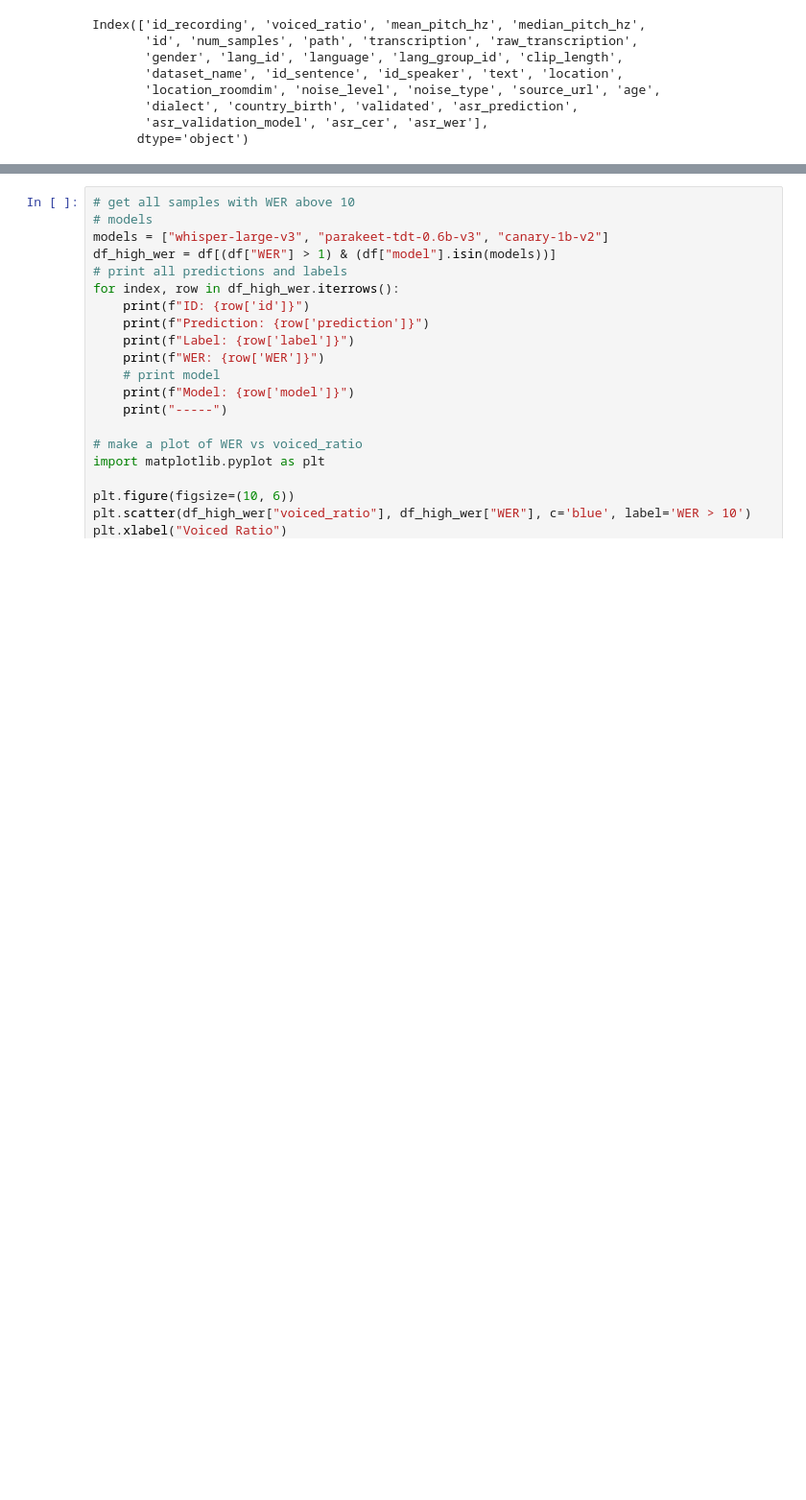
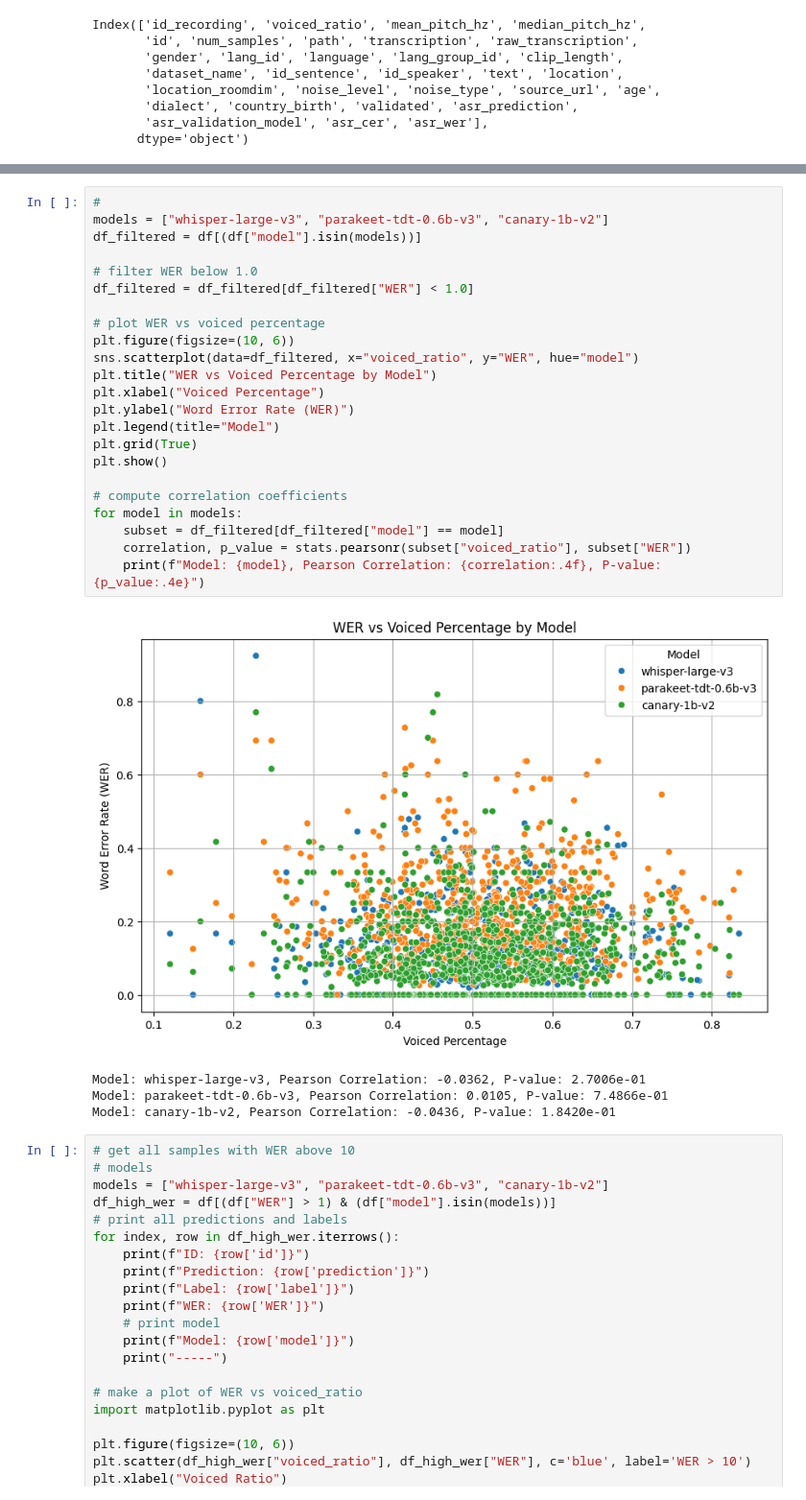
Before and after one commit to jhoffe/master_thesis, a Jupyter notebook: notebooks/evaluate_model.ipynb, the cells around one changed output, grey strips where cells are left out. Shown at 96% size. Saved outputs shown, nothing was run; the diff lists cells and outputs as text; blank space fills up the shorter version.

```diff
--- a/notebooks/evaluate_model.ipynb
+++ b/notebooks/evaluate_model.ipynb
@@ -52,3 +75,31 @@ df.head()
+# %%
+#
+models = ["whisper-large-v3", "parakeet-tdt-0.6b-v3", "canary-1b-v2"]
+df_filtered = df[(df["model"].isin(models))]
+
+# filter WER below 1.0
+df_filtered = df_filtered[df_filtered["WER"] < 1.0]
+
+# plot WER vs voiced percentage
+plt.figure(figsize=(10, 6))
+sns.scatterplot(data=df_filtered, x="voiced_ratio", y="WER", hue="model")
+plt.title("WER vs Voiced Percentage by Model")
+plt.xlabel("Voiced Percentage")
+plt.ylabel("Word Error Rate (WER)")
+plt.legend(title="Model")
+plt.grid(True)
+plt.show()
+
+# compute correlation coefficients
+for model in models:
+    subset = df_filtered[df_filtered["model"] == model]
+    correlation, p_value = stats.pearsonr(subset["voiced_ratio"], subset["WER"])
+    print(f"Model: {model}, Pearson Correlation: {correlation:.4f}, P-value: {p_value:.4e}")
+# %% [output]
+[figure, added]
+Model: whisper-large-v3, Pearson Correlation: -0.0362, P-value: 2.7006e-01
+Model: parakeet-tdt-0.6b-v3, Pearson Correlation: 0.0105, P-value: 7.4866e-01
+Model: canary-1b-v2, Pearson Correlation: -0.0436, P-value: 1.8420e-01
 # %%
 # get all samples with WER above 10
 # models
```
Also changed, not shown: parts of 2 cells of this notebook, 3 other files.
